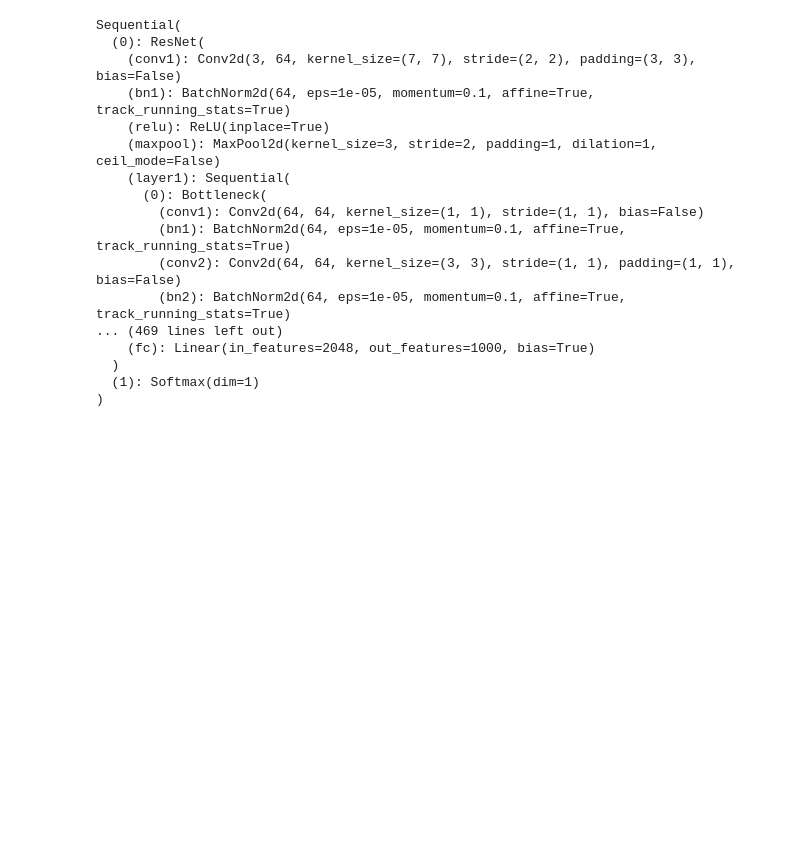
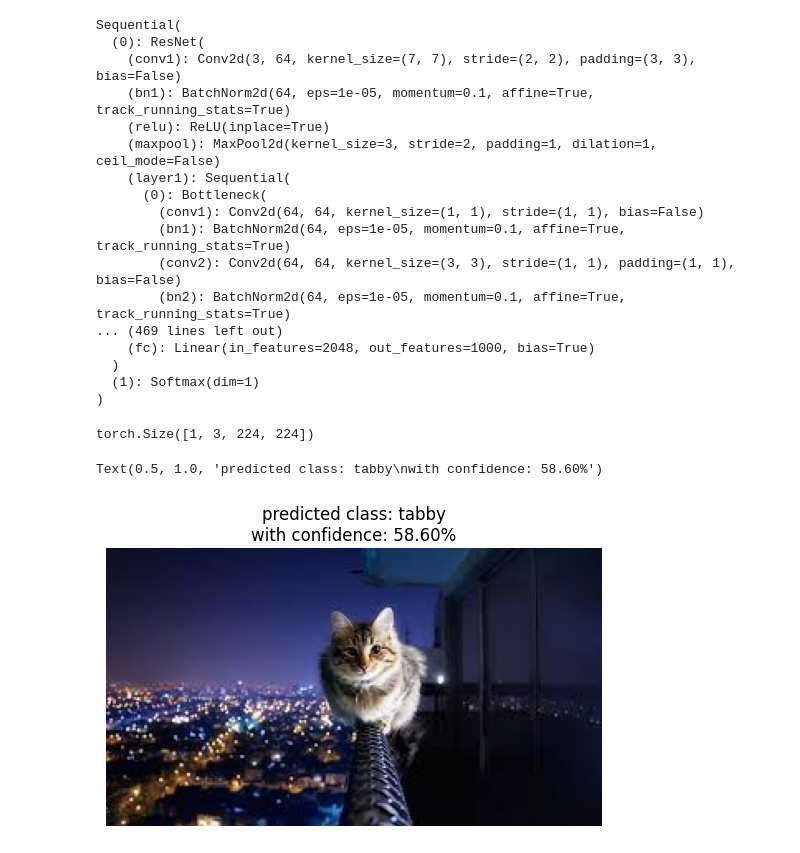
Before and after one commit to ikinaus/fastapi-triton-tensorrt, a Jupyter notebook: torch2onnx.ipynb, the cells around one changed output. Drawn from its saved outputs; the diff is of its cells as text; code cells hidden in the pictures; blank space fills up the shorter version.

```diff
--- a/torch2onnx.ipynb
+++ b/torch2onnx.ipynb
@@ -148,6 +149,37 @@ Sequential(
   )
   (1): Softmax(dim=1)
 )
+# %%
+import numpy as np
+
+i = np.random.randint(1, 8)
+
+image_path = f'images/{i}.jpg'
+image = Image.open(image_path)
+image_tensor = preprocess(image).unsqueeze(0)
+print(image_tensor.shape)
+image_tensor = image_tensor.to(device)
+
+with torch.no_grad():
+    output = model(image_tensor)
+
+probs = output
+class_names[probs.argmax()]
+
+top_prob, top_class = torch.topk(probs, 1)
+confidence = top_prob.item()
+top_class = top_class.item()
+
+class_name = class_names[top_class]
+
+plt.imshow(image)
+plt.axis('off')
+plt.title(f"predicted class: {class_name}\n"
+          f"with confidence: {confidence*100:.2f}%")
+# %% [output]
+torch.Size([1, 3, 224, 224])
+Text(0.5, 1.0, 'predicted class: tabby\nwith confidence: 58.60%')
+[figure, added]
 # %%
 dummy_input = torch.randn(1, 3, 224, 224, device=device)
 onnx_file_path = "model.onnx"
```
Also changed, not shown: parts of 3 cells of this notebook, 1 other file.
